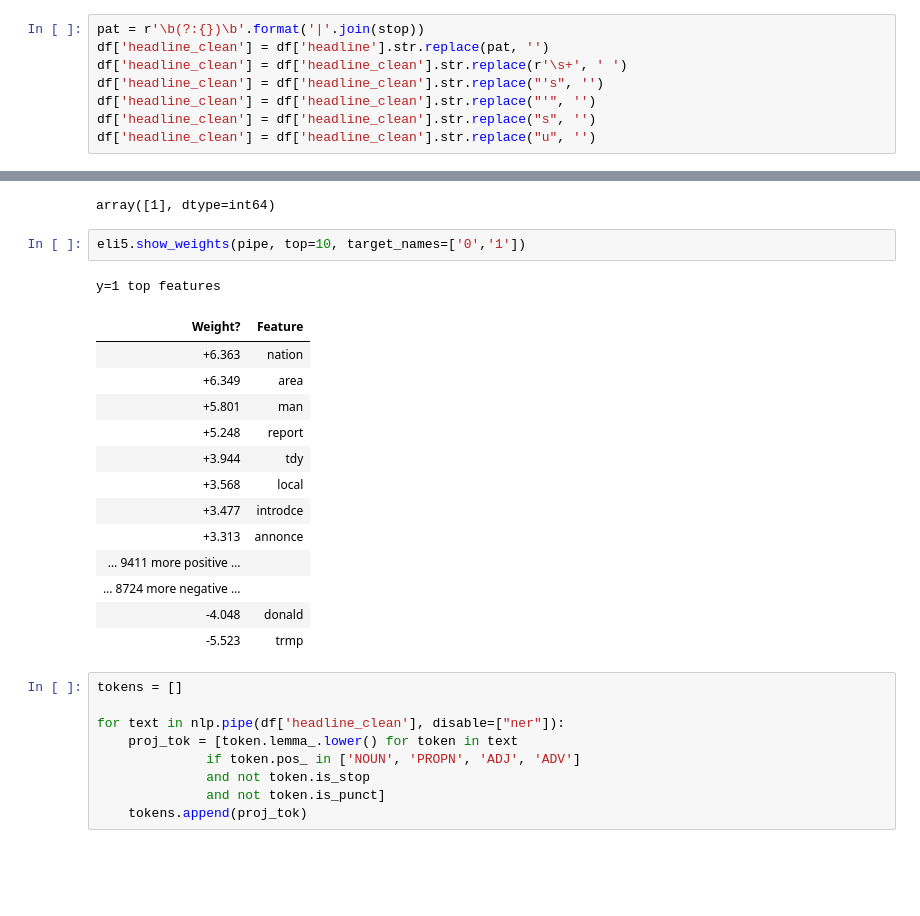
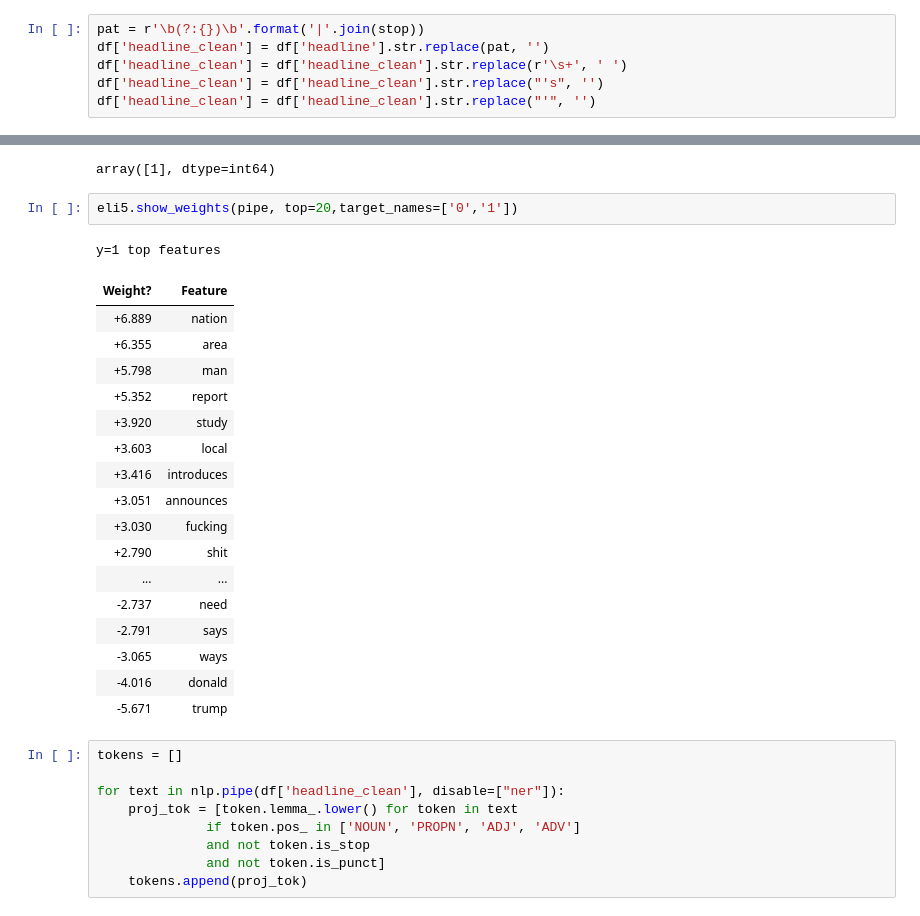
Before and after one commit to LarryJr64/sarcasm_detection_NLP, a Jupyter notebook: sarcasm_nlp.ipynb, the cells around one changed output, grey strips where cells are left out. Cells and saved outputs as stored; diff of their text form; blank space fills up the shorter version.

```diff
--- a/sarcasm_nlp.ipynb
+++ b/sarcasm_nlp.ipynb
@@ -83,8 +83,6 @@ df['headline_clean'] = df['headline'].str.replace(pat, '')
 df['headline_clean'] = df['headline_clean'].str.replace(r'\s+', ' ')
 df['headline_clean'] = df['headline_clean'].str.replace("'s", '')
 df['headline_clean'] = df['headline_clean'].str.replace("'", '')
-df['headline_clean'] = df['headline_clean'].str.replace("s", '')
-df['headline_clean'] = df['headline_clean'].str.replace("u", '')
 # %%
 nlp = spacy.load('en_core_web_sm')
 # %%
@@ -165,22 +163,26 @@ pipe.predict(testii) # this is the model we use to predict stuff
 # %% [output]
 array([1], dtype=int64)
 # %%
-eli5.show_weights(pipe, top=10, target_names=['0','1'])
+eli5.show_weights(pipe, top=20,target_names=['0','1'])
 # %% [output]
 y=1 top features
 | Weight? | Feature |
-| +6.363 | nation |
-| +6.349 | area |
-| +5.801 | man |
-| +5.248 | report |
-| +3.944 | tdy |
-| +3.568 | local |
-| +3.477 | introdce |
-| +3.313 | annonce |
-| … 9411 more positive … |  |
-| … 8724 more negative … |  |
-| -4.048 | donald |
-| -5.523 | trmp |
+| +6.889 | nation |
+| +6.355 | area |
+| +5.798 | man |
+| +5.352 | report |
+| +3.920 | study |
+| +3.603 | local |
+| +3.416 | introduces |
+| +3.051 | announces |
+| +3.030 | fucking |
+| +2.790 | shit |
+| ... | ... |
+| -2.737 | need |
+| -2.791 | says |
+| -3.065 | ways |
+| -4.016 | donald |
+| -5.671 | trump |
 # %%
 tokens = []
 
```
Also changed, not shown: parts of 6 cells of this notebook.
